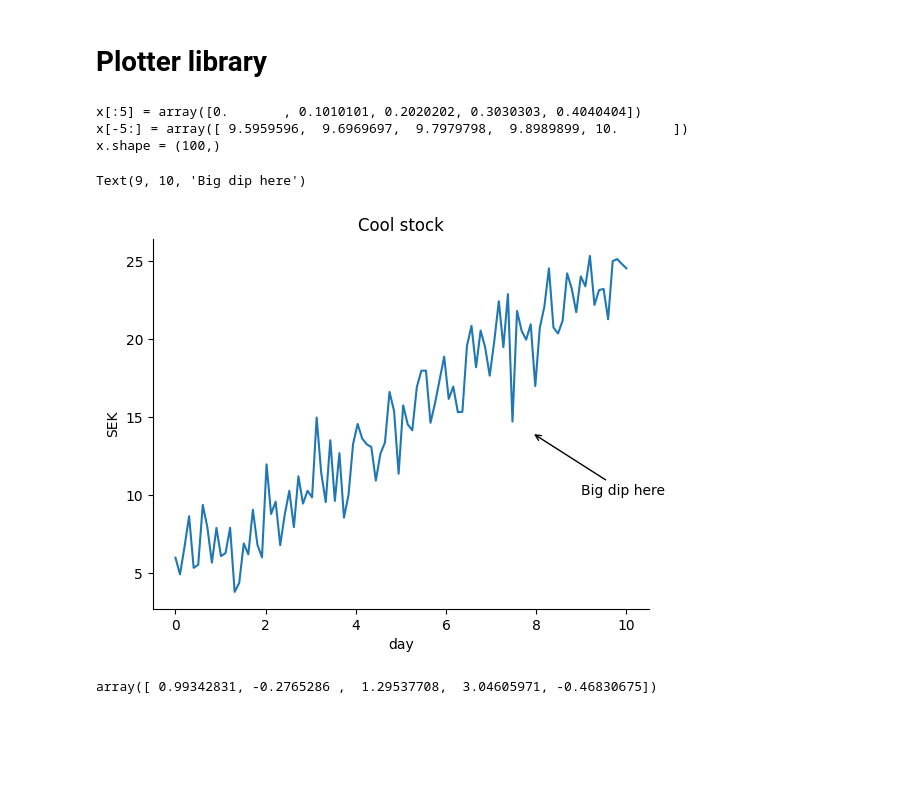
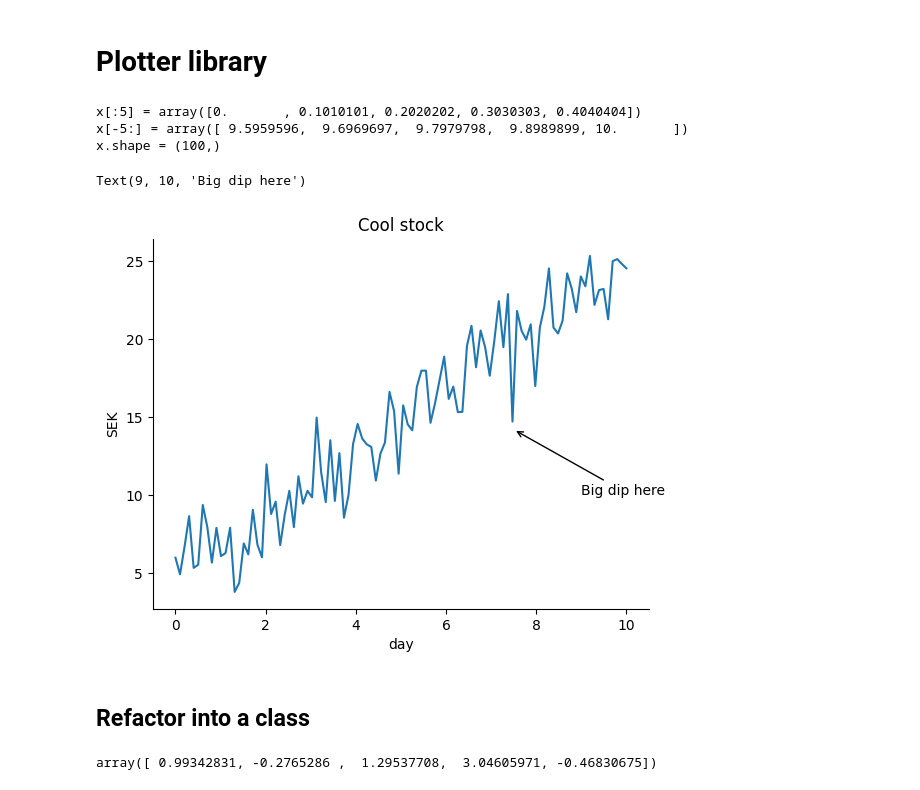
Before and after one commit to Db-Lau/python_code_along_DE25, a Jupyter notebook: exercises/exercise6/ex6_3.ipynb, the cells around one changed output. Saved outputs shown, nothing was run; the diff lists cells and outputs as text; code cells hidden in the pictures; blank space fills up the shorter version.

```diff
--- a/exercises/exercise6/ex6_3.ipynb
+++ b/exercises/exercise6/ex6_3.ipynb
@@ -3,24 +3,28 @@
 # %%
 import numpy as np
 import matplotlib.pyplot as plt
 
 np.random.seed(42)
 x = np.linspace(0, 10, 100)
 y = 2 * x + 5 + np.random.normal(0, 2, size=len(x))
 
 print(f"{x[:5] = }")
 print(f"{x[-5:] = }")
 print(f"{x.shape = }")
 
 fig, ax = plt.subplots(1)
 
 ax.plot(x, y)
-ax.set(title = "Cool stock", xlabel = "day", ylabel = "SEK")
+ax.set(title="Cool stock", xlabel="day", ylabel="SEK")
 ax.spines[["top", "right"]].set_visible(False)
-ax.annotate("Big dip here", xytext = (9,10), xy=(7.9,14), arrowprops={"arrowstyle": "->"})
+ax.annotate(
+    "Big dip here", xytext=(9, 10), xy=(7.5, 14.2), arrowprops={"arrowstyle": "->"}
+)
 # %% [output]
 x[:5] = array([0.       , 0.1010101, 0.2020202, 0.3030303, 0.4040404])
 x[-5:] = array([ 9.5959596,  9.6969697,  9.7979798,  9.8989899, 10.       ])
 x.shape = (100,)
 Text(9, 10, 'Big dip here')
-[figure, old version]
+[figure, new version]
+# %% [markdown]
+## Refactor into a class
```
Also changed, not shown: parts of 1 cell of this notebook.
